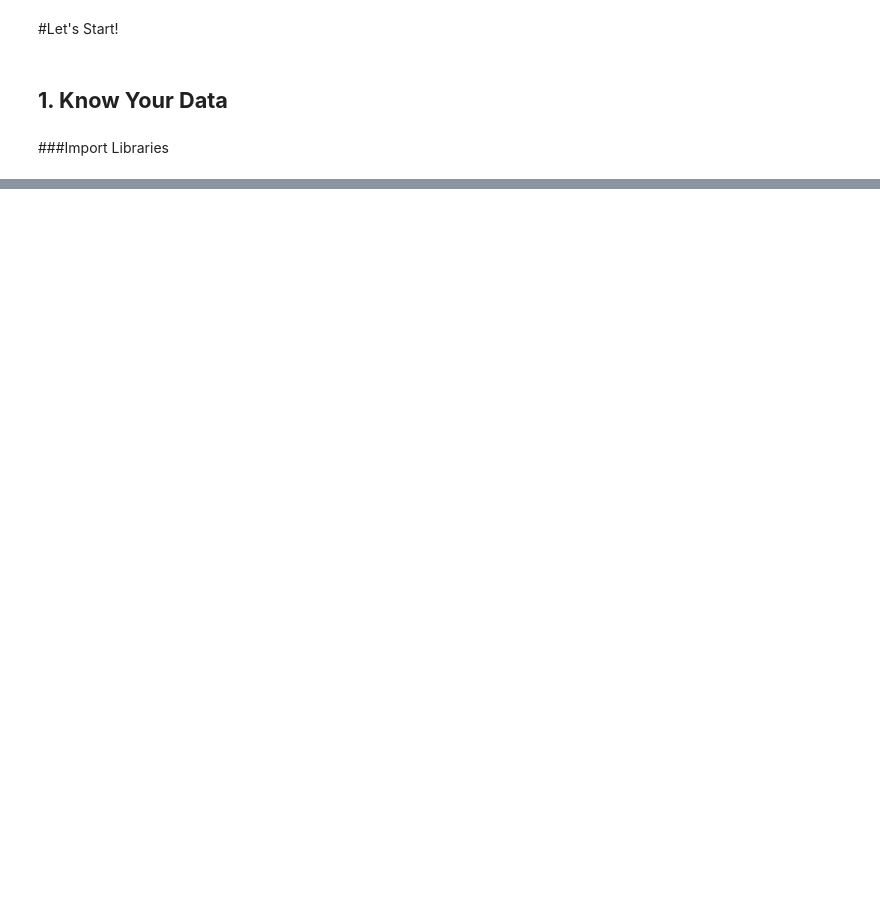
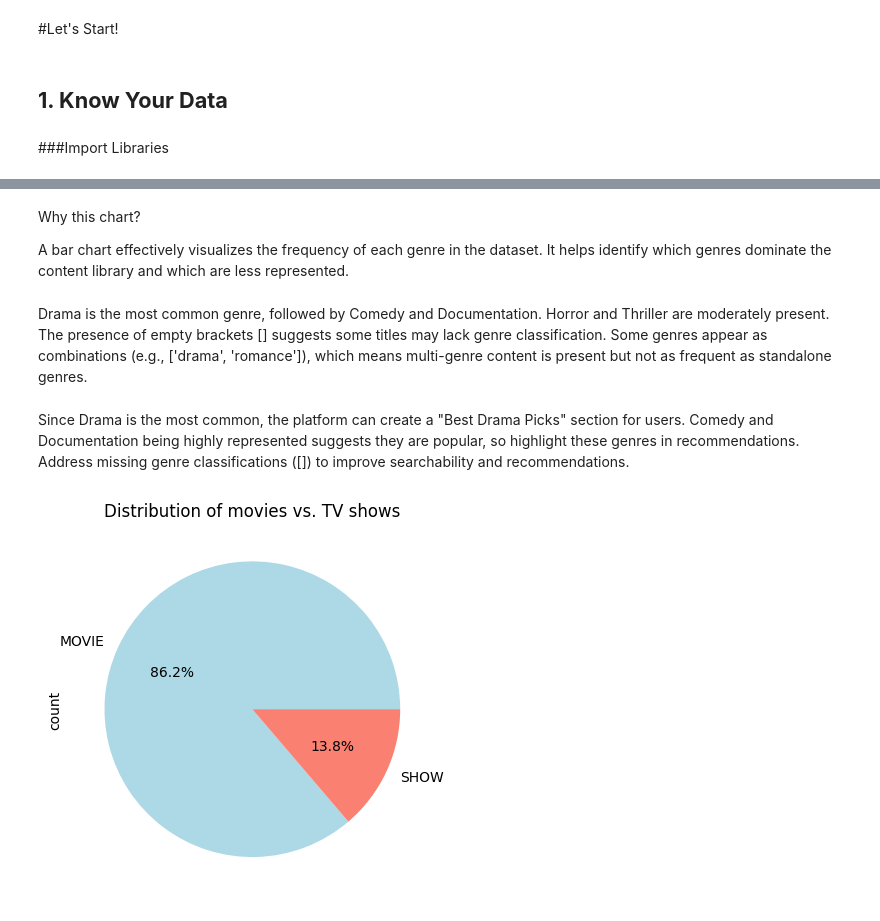
Before and after one commit to manishaachary13/Amazon-Prime, a Jupyter notebook: Amazon.ipynb, the cells around one changed output, grey strips where cells are left out. Cells and saved outputs as stored; diff of their text form; code cells hidden in the pictures; blank space fills up the shorter version.

```diff
--- a/Amazon.ipynb
+++ b/Amazon.ipynb
@@ -102,0 +354,20 @@ import matplotlib.pyplot as plt  # Data visualization
+# %% [markdown]
+Why this chart?
+
+A bar chart effectively visualizes the frequency of each genre in the dataset.
+It helps identify which genres dominate the content library and which are less represented.
+# %% [markdown]
+Drama is the most common genre, followed by Comedy and Documentation.
+Horror and Thriller are moderately present.
+The presence of empty brackets [] suggests some titles may lack genre classification.
+Some genres appear as combinations (e.g., ['drama', 'romance']), which means multi-genre content is present but not as frequent as standalone genres.
+# %% [markdown]
+Since Drama is the most common, the platform can create a "Best Drama Picks" section for users.
+Comedy and Documentation being highly represented suggests they are popular, so highlight these genres in recommendations.
+Address missing genre classifications ([]) to improve searchability and recommendations.
+# %%
+titles_df["type"].value_counts().plot(kind="pie",autopct="%1.1f%%", colors=['lightblue',"salmon"])
+plt.title("Distribution of movies vs. TV shows")
+plt.show()
+# %% [output]
+[figure, added]
```
Also changed, not shown: parts of 63 cells of this notebook.
